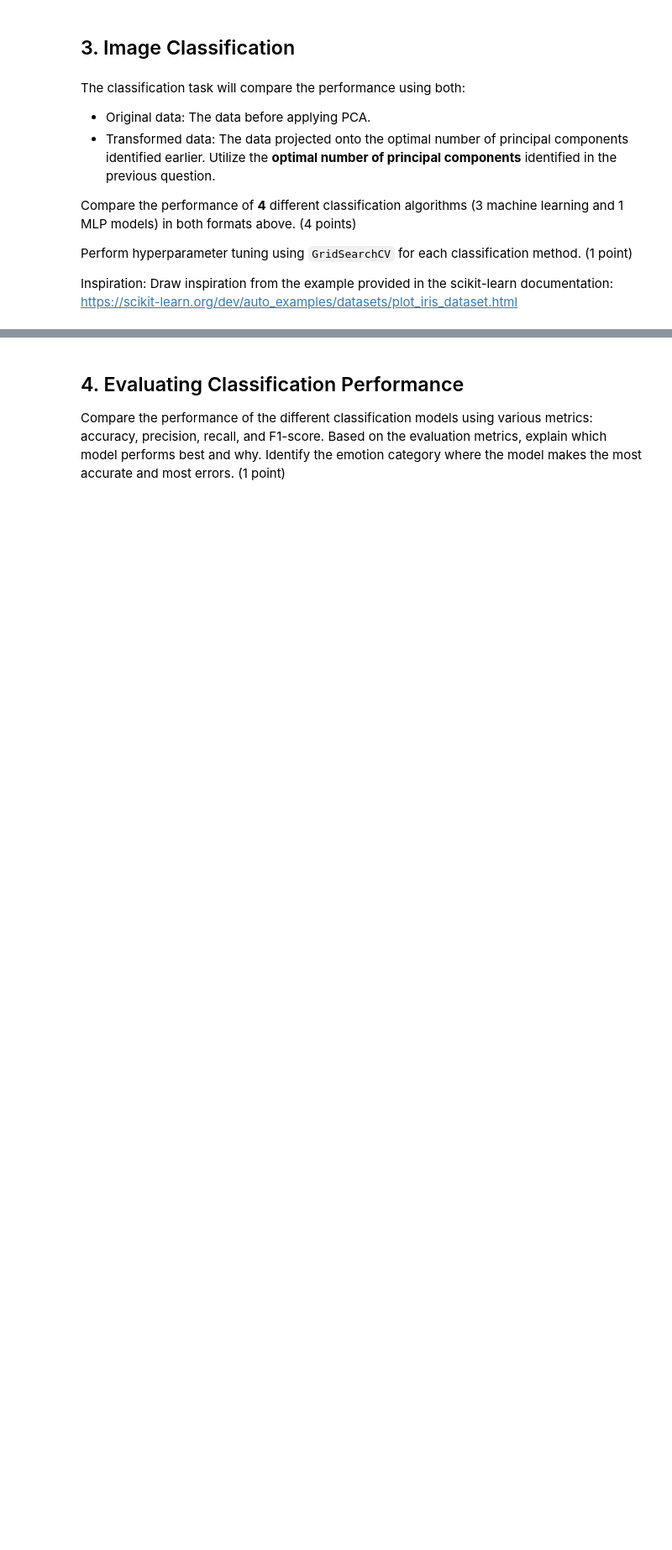
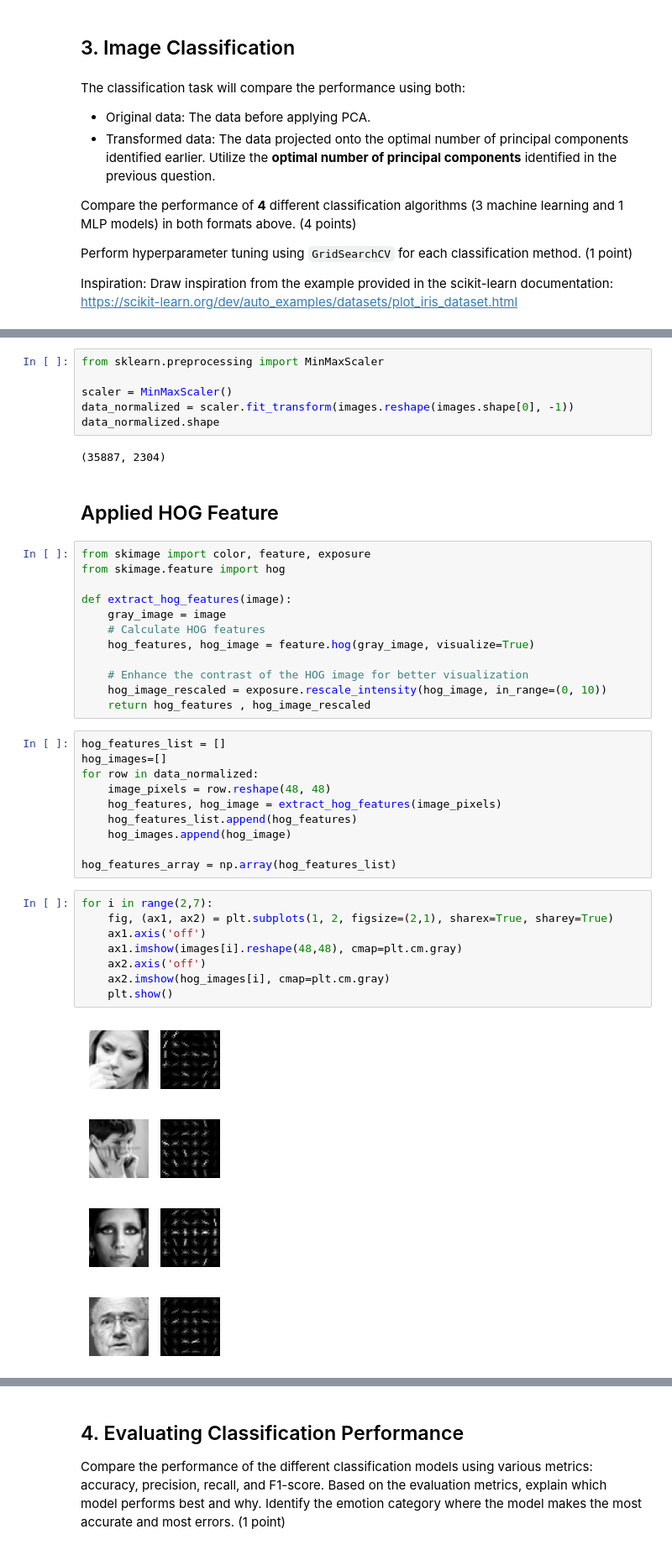
Before and after one commit to lelouvincx/Fundamental-ML, a Jupyter notebook: notebooks/EDA.ipynb, the cells around one changed output, grey strips where cells are left out. Shown: that part at 84% size. Saved outputs shown, nothing was run; the diff lists cells and outputs as text; blank space fills up the shorter version.

```diff
--- a/notebooks/EDA.ipynb
+++ b/notebooks/EDA.ipynb
@@ -198,0 +238,45 @@ Inspiration: Draw inspiration from the example provided in the scikit-learn docu
+# %%
+from sklearn.preprocessing import MinMaxScaler
+
+scaler = MinMaxScaler()
+data_normalized = scaler.fit_transform(images.reshape(images.shape[0], -1))
+data_normalized.shape
+# %% [output]
+(35887, 2304)
+# %% [markdown]
+## Applied HOG Feature
+# %%
+from skimage import color, feature, exposure
+from skimage.feature import hog
+
+def extract_hog_features(image):
+    gray_image = image
+    # Calculate HOG features
+    hog_features, hog_image = feature.hog(gray_image, visualize=True)
+
+    # Enhance the contrast of the HOG image for better visualization
+    hog_image_rescaled = exposure.rescale_intensity(hog_image, in_range=(0, 10))
+    return hog_features , hog_image_rescaled
+# %%
+hog_features_list = []
+hog_images=[]
+for row in data_normalized:
+    image_pixels = row.reshape(48, 48)
+    hog_features, hog_image = extract_hog_features(image_pixels)
+    hog_features_list.append(hog_features)
+    hog_images.append(hog_image)
+
+hog_features_array = np.array(hog_features_list)
+# %%
+for i in range(2,7):
+    fig, (ax1, ax2) = plt.subplots(1, 2, figsize=(2,1), sharex=True, sharey=True)
+    ax1.axis('off')
+    ax1.imshow(images[i].reshape(48,48), cmap=plt.cm.gray)
+    ax2.axis('off')
+    ax2.imshow(hog_images[i], cmap=plt.cm.gray)
+    plt.show()
+# %% [output]
+[figure, added]
+[figure, added]
+[figure, added]
+[figure, added]
```
Also changed, not shown: parts of 37 cells of this notebook, 1 other file.
